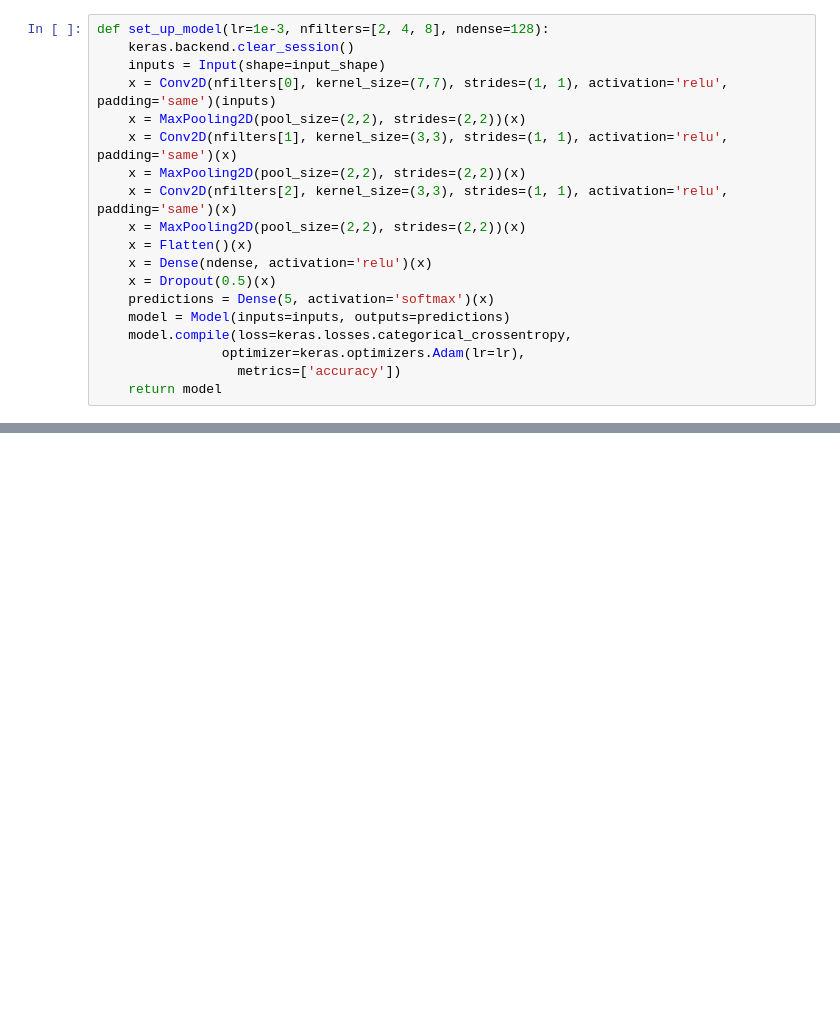
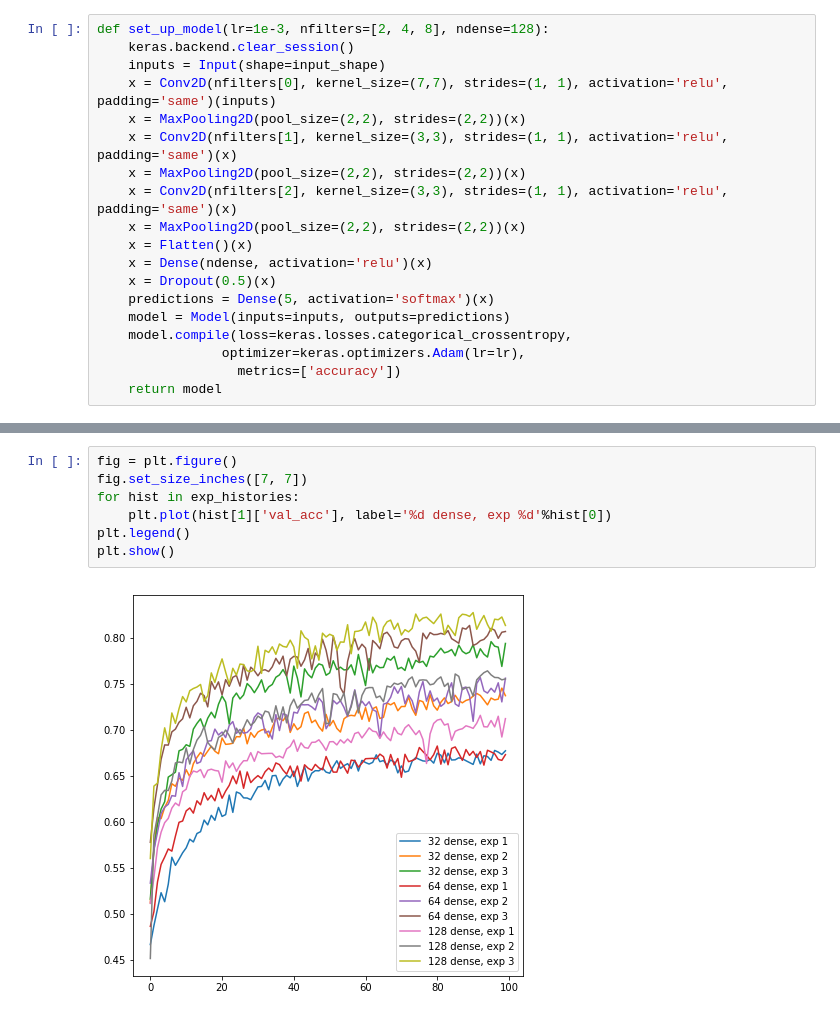
Before and after one commit to AlexStasik/UniquenessOfCNNLearning, a Jupyter notebook: code/cifar5_find_smallest_network.ipynb, the cells around one changed output, grey strips where cells are left out. Saved outputs shown, nothing was run; the diff lists cells and outputs as text; blank space fills up the shorter version.

```diff
--- a/code/cifar5_find_smallest_network.ipynb
+++ b/code/cifar5_find_smallest_network.ipynb
@@ -128,0 +181,9 @@ KeyboardInterrupt:
+# %%
+fig = plt.figure()
+fig.set_size_inches([7, 7])
+for hist in exp_histories:
+    plt.plot(hist[1]['val_acc'], label='%d dense, exp %d'%hist[0])
+plt.legend()
+plt.show()
+# %% [output]
+[figure, added]
```
Also changed, not shown: parts of 4 cells of this notebook.
